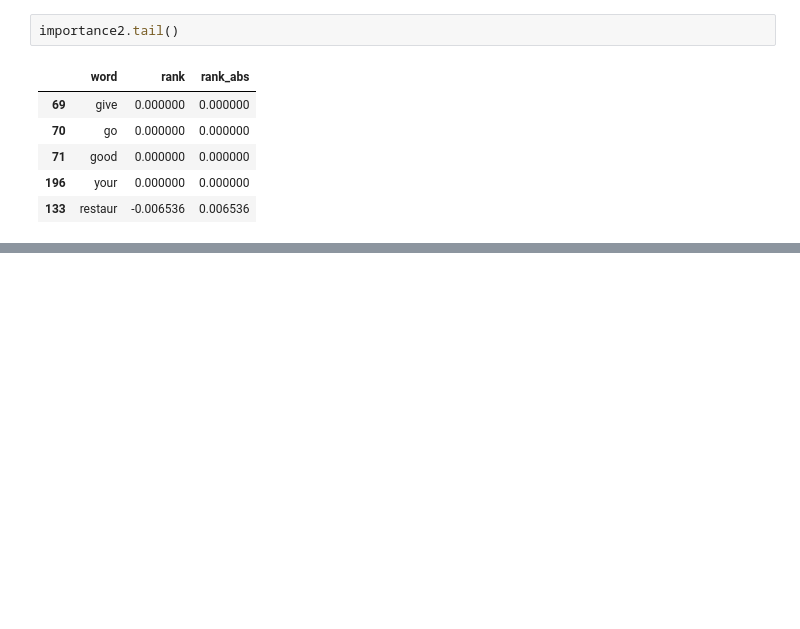
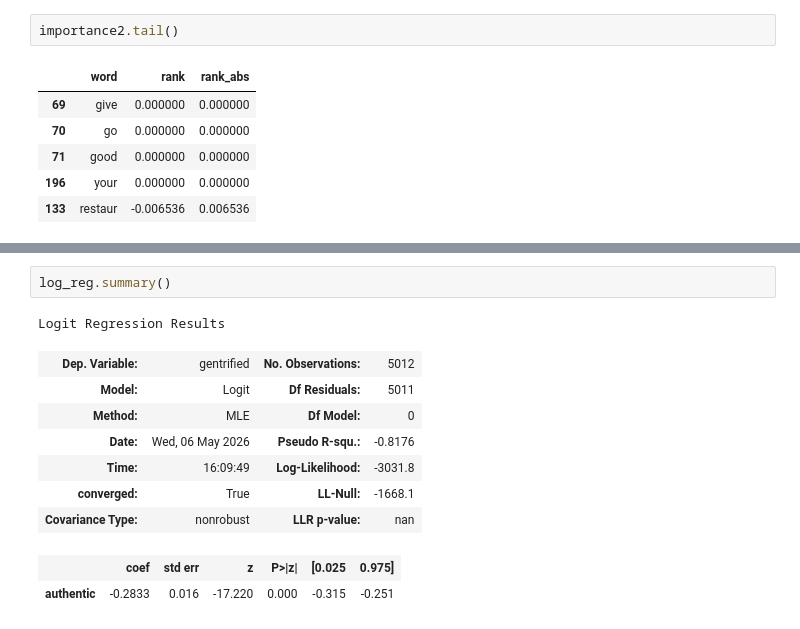
Before and after one commit to glow-27/COGS_209_proj, a Jupyter notebook: textprocessing.ipynb, the cells around one changed output, grey strips where cells are left out. Cells and saved outputs as stored; diff of their text form; blank space fills up the shorter version.

```diff
--- a/textprocessing.ipynb
+++ b/textprocessing.ipynb
@@ -202,0 +277,13 @@ importance2.tail()
+# %%
+log_reg.summary()
+# %% [output]
+Logit Regression Results
+| Dep. Variable: | gentrified | No. Observations: | 5012 |
+| Model: | Logit | Df Residuals: | 5011 |
+| Method: | MLE | Df Model: | 0 |
+| Date: | Wed, 06 May 2026 | Pseudo R-squ.: | -0.8176 |
+| Time: | 16:09:49 | Log-Likelihood: | -3031.8 |
+| converged: | True | LL-Null: | -1668.1 |
+| Covariance Type: | nonrobust | LLR p-value: | nan |
+|  | coef | std err | z | P>|z| | [0.025 | 0.975] |
+| authentic | -0.2833 | 0.016 | -17.220 | 0.000 | -0.315 | -0.251 |
```
Also changed, not shown: parts of 10 cells of this notebook.
